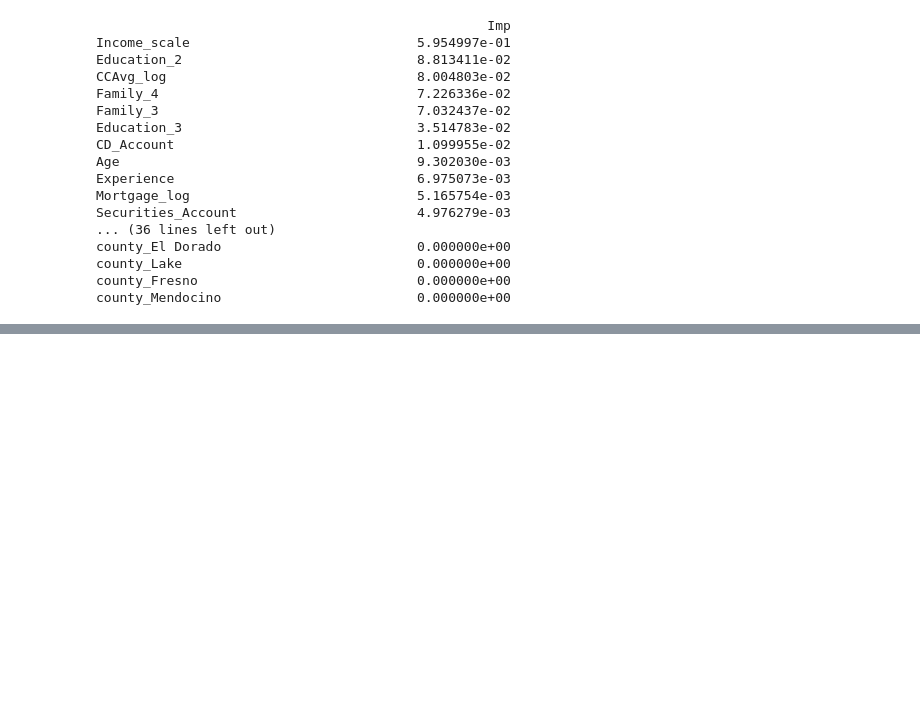
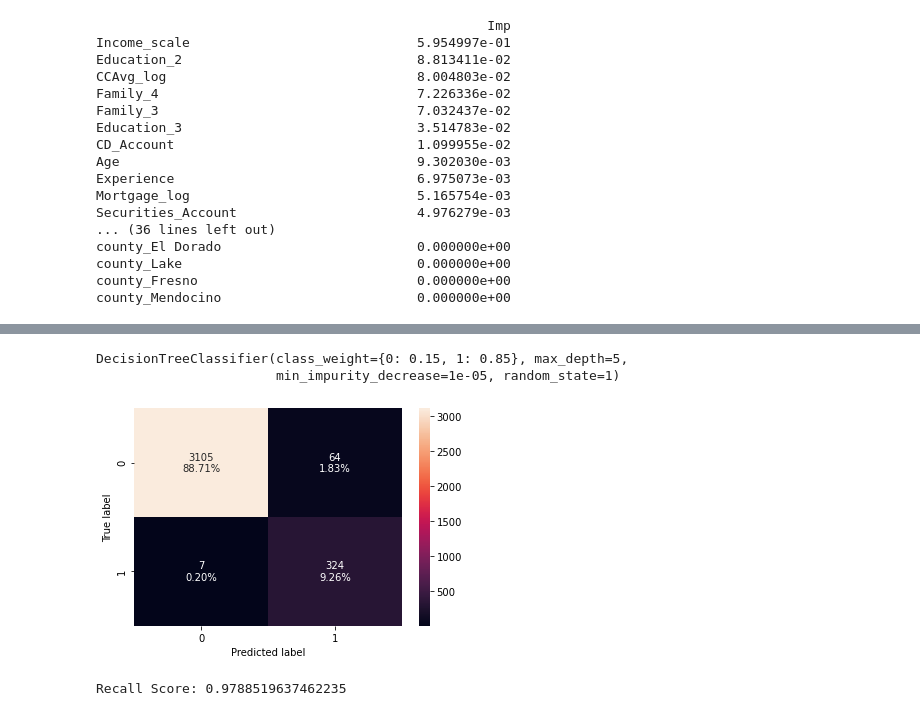
Before and after one commit to kwajpaige/UTAGL_SupervisedLearningClassification, a Jupyter notebook: PaigeSingleton_SupervisedLearningClassificationPersonalLoanCampaign072022.ipynb, the cells around one changed output, grey strips where cells are left out. Drawn from its saved outputs; the diff is of its cells as text; code cells hidden in the pictures; blank space fills up the shorter version.

```diff
--- a/PaigeSingleton_SupervisedLearningClassificationPersonalLoanCampaign072022.ipynb
+++ b/PaigeSingleton_SupervisedLearningClassificationPersonalLoanCampaign072022.ipynb
@@ -1396,0 +1417,37 @@ county_Mendocino                         0.000000e+00
+# %%
+# Choose the type of classifier.
+estimator = DecisionTreeClassifier(random_state=1, class_weight={0: 0.15, 1: 0.85})
+
+# Grid of parameters to choose from
+parameters = {
+    "max_depth": [5, 10, 15, None],
+    "criterion": ["entropy", "gini"],
+    "splitter": ["best", "random"],
+    "min_impurity_decrease": [0.00001, 0.0001, 0.01],
+}
+
+# Type of scoring used to compare parameter combinations
+scorer = make_scorer(recall_score)
+
+# Run the grid search
+grid_obj = GridSearchCV(estimator, parameters, scoring=scorer, cv=5)
+grid_obj = grid_obj.fit(X_train, y_train)
+
+# Set the clf to the best combination of parameters
+estimator = grid_obj.best_estimator_
+
+# Fit the best algorithm to the data.
+estimator.fit(X_train, y_train)
+# %% [output]
+DecisionTreeClassifier(class_weight={0: 0.15, 1: 0.85}, max_depth=5,
+                       min_impurity_decrease=1e-05, random_state=1)
+# %%
+#Model performance on train set
+confusion_matrix_sklearn(estimator, X_train, y_train)
+# %% [output]
+[figure, added]
+# %%
+decision_tree_tune_perf_train = get_recall_score(estimator, X_train, y_train)
+print("Recall Score:", decision_tree_tune_perf_train)
+# %% [output]
+Recall Score: 0.9788519637462235
```
Also changed, not shown: parts of 37 cells of this notebook.
